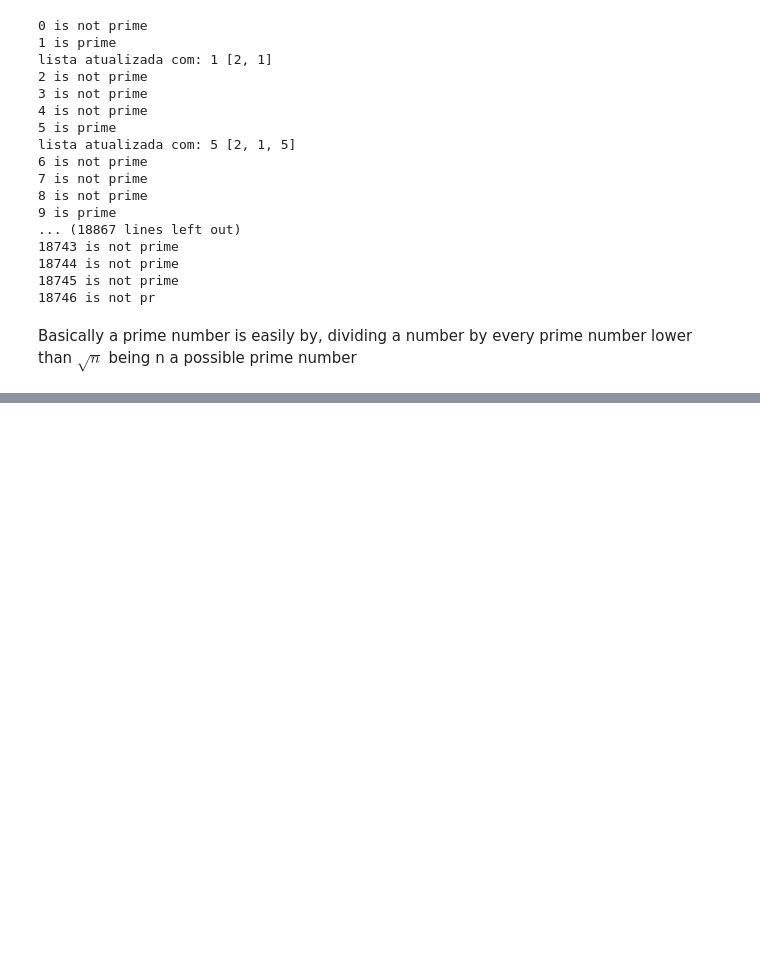
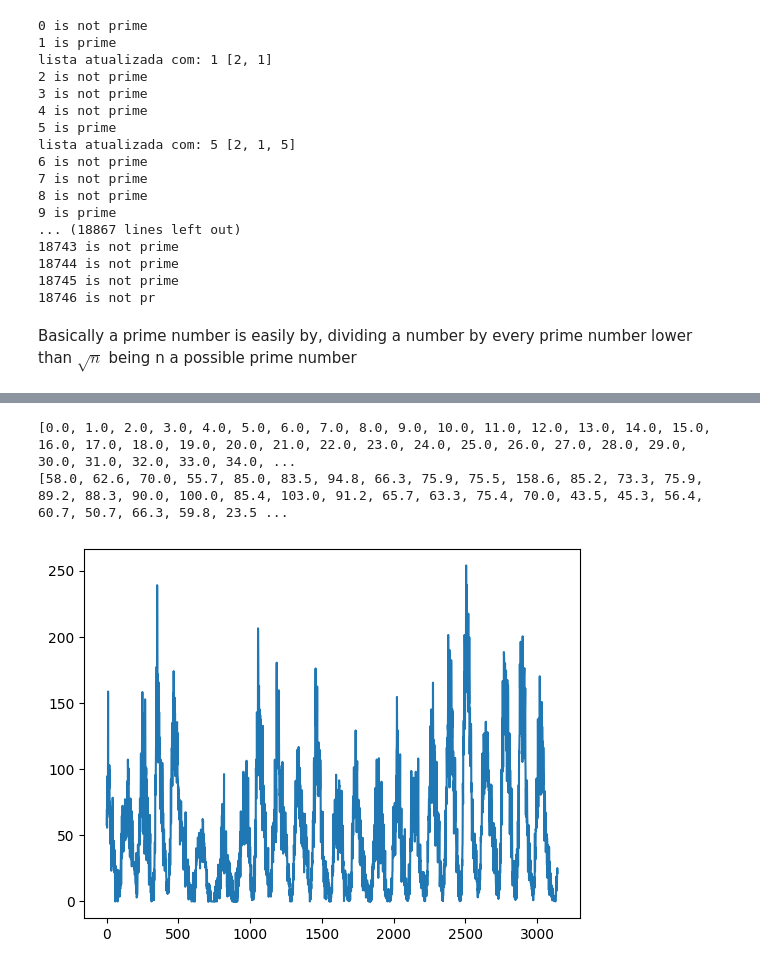
Before and after one commit to RodrigoGavioli/Physics, a Jupyter notebook: Problemas/Lista1.ipynb, the cells around one changed output, grey strips where cells are left out. Drawn from its saved outputs; the diff is of its cells as text; code cells hidden in the pictures; blank space fills up the shorter version.

```diff
--- a/Problemas/Lista1.ipynb
+++ b/Problemas/Lista1.ipynb
@@ -68,6 +68,8 @@ Serie = [1.0]
 
 CatalanN = 1
 
-for i in range(0,1000001):
+for i in range(0,101):
     CatalanN = catalan(i)*CatalanN
     Serie.append(CatalanN)
+
+print(Serie[-2])
@@ -152,0 +178,26 @@ Basically a prime number is easily by, dividing a number by every prime number l
+# %%
+#Parte 1
+caracteres_para_remover = ["\t","\n"]
+time = []
+brightness = []
+arquivo = open("sunspots.txt","r")
+conteudo = arquivo.read()
+for caractere in caracteres_para_remover:
+    conteudo = conteudo.replace(caractere," ")
+conteudo = conteudo.split(" ")
+for i in range(len(conteudo)-1):
+    conteudo[i] = float(conteudo[i]) #transforma a string em float
+    if i % 2 == 0:
+        time.append(conteudo[i])
+    else:
+        brightness.append(conteudo[i])
+print(time)
+print(brightness)
+pl.plot(time,brightness)
+pl.xlabel,pl.ylabel = "Time","Brightness"
+pl.show()
+arquivo.close()
+# %% [output]
+[0.0, 1.0, 2.0, 3.0, 4.0, 5.0, 6.0, 7.0, 8.0, 9.0, 10.0, 11.0, 12.0, 13.0, 14.0, 15.0, 16.0, 17.0, 18.0, 19.0, 20.0, 21.0, 22.0, 23.0, 24.0, 25.0, 26.0, 27.0, 28.0, 29.0, 30.0, 31.0, 32.0, 33.0, 34.0, ...
+[58.0, 62.6, 70.0, 55.7, 85.0, 83.5, 94.8, 66.3, 75.9, 75.5, 158.6, 85.2, 73.3, 75.9, 89.2, 88.3, 90.0, 100.0, 85.4, 103.0, 91.2, 65.7, 63.3, 75.4, 70.0, 43.5, 45.3, 56.4, 60.7, 50.7, 66.3, 59.8, 23.5 ...
+[figure, added]
```
Also changed, not shown: parts of 7 cells of this notebook, 17 other files.
